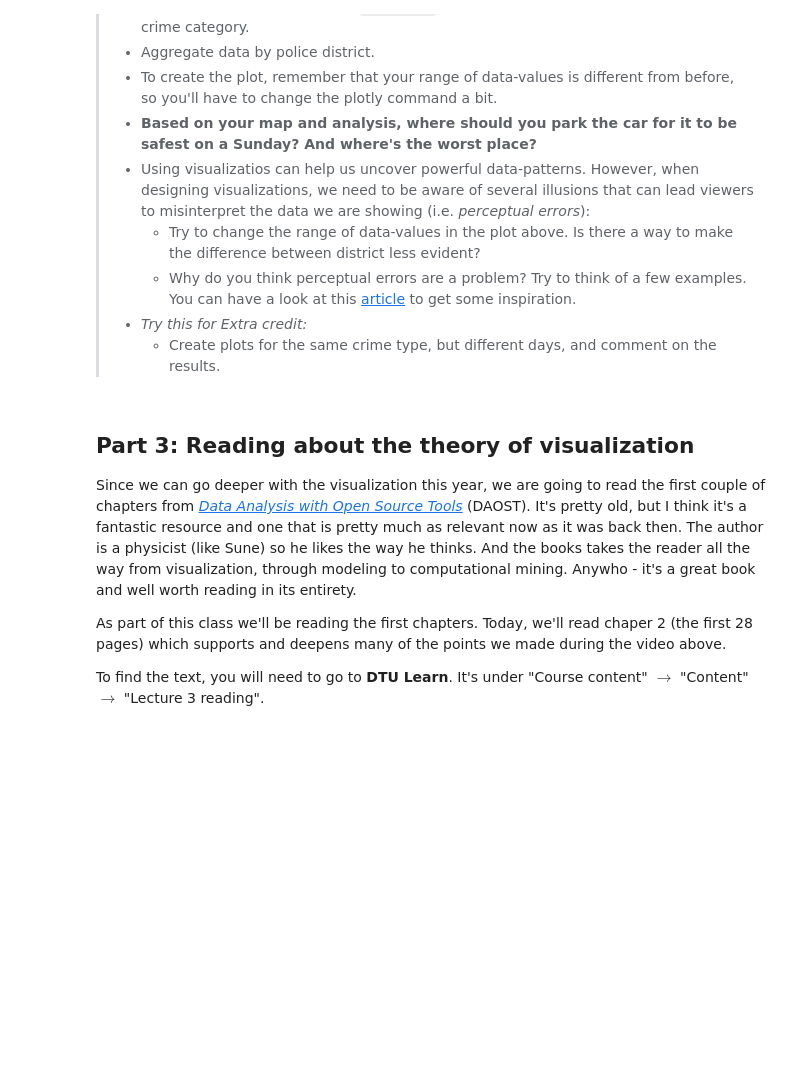
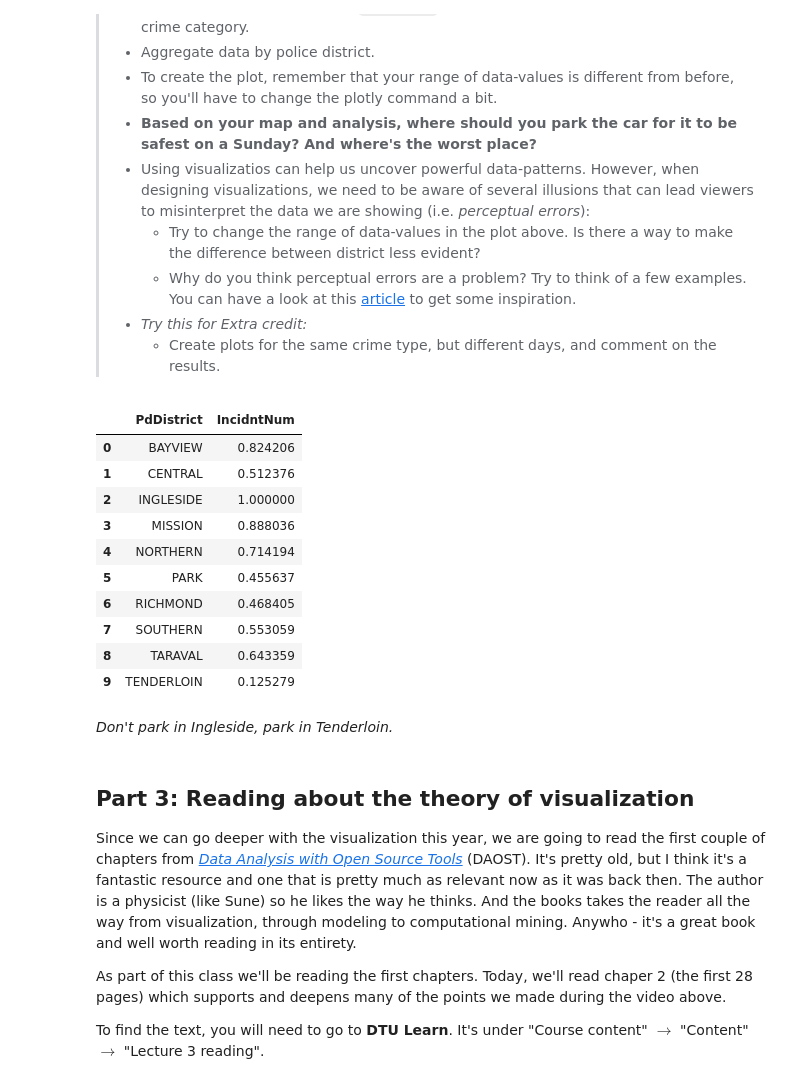
Before and after one commit to suneman/socialdata2023, a Jupyter notebook: lectures/Week3.ipynb, the cells around one changed output. Cells and saved outputs as stored; diff of their text form; code cells hidden in the pictures; blank space fills up the shorter version.

Commit message:
week3 unfinished

```diff
--- a/lectures/Week3.ipynb
+++ b/lectures/Week3.ipynb
@@ -88,3 +138,24 @@ You're encouraged to play around with other settings, color schemes, etc.
 >    * Why do you think perceptual errors are a problem? Try to think of a few examples. You can have a look at this [article](https://www.businessinsider.com/fox-news-obamacare-chart-2014-3?r=US&IR=T) to get some inspiration.
 > * *Try this for Extra credit:*
 >     * Create plots for the same crime type, but different days, and comment on the results.
+# %%
+data = pd.read_csv("../Police_Department_Incident_Reports__Historical_2003_to_May_2018.csv")
+data = data[data['DayOfWeek'] == 'Sunday']
+data = data[data['Category'] == 'VEHICLE THEFT']
+dis_data = data.groupby('PdDistrict', as_index=False).sum()
+# %%
+df = dis_data[['PdDistrict', 'IncidntNum']].copy()
+df['IncidntNum'] = df['IncidntNum'] /df['IncidntNum'].abs().max()
+df
+# %% [output]
+|  | PdDistrict | IncidntNum |
+| 0 | BAYVIEW | 0.824206 |
+| 1 | CENTRAL | 0.512376 |
+| 2 | INGLESIDE | 1.000000 |
+| 3 | MISSION | 0.888036 |
+| 4 | NORTHERN | 0.714194 |
+| 5 | PARK | 0.455637 |
+| 6 | RICHMOND | 0.468405 |
+| 7 | SOUTHERN | 0.553059 |
+| 8 | TARAVAL | 0.643359 |
+| 9 | TENDERLOIN | 0.125279 |
@@ -91,3 +173,5 @@ You're encouraged to play around with other settings, color schemes, etc.
+# %% [markdown]
+_Don't park in Ingleside, park in Tenderloin._
 # %% [markdown]
 ## Part 3: Reading about the theory of visualization
 
```
Also changed, not shown: parts of 5 cells of this notebook, 1 other file.
